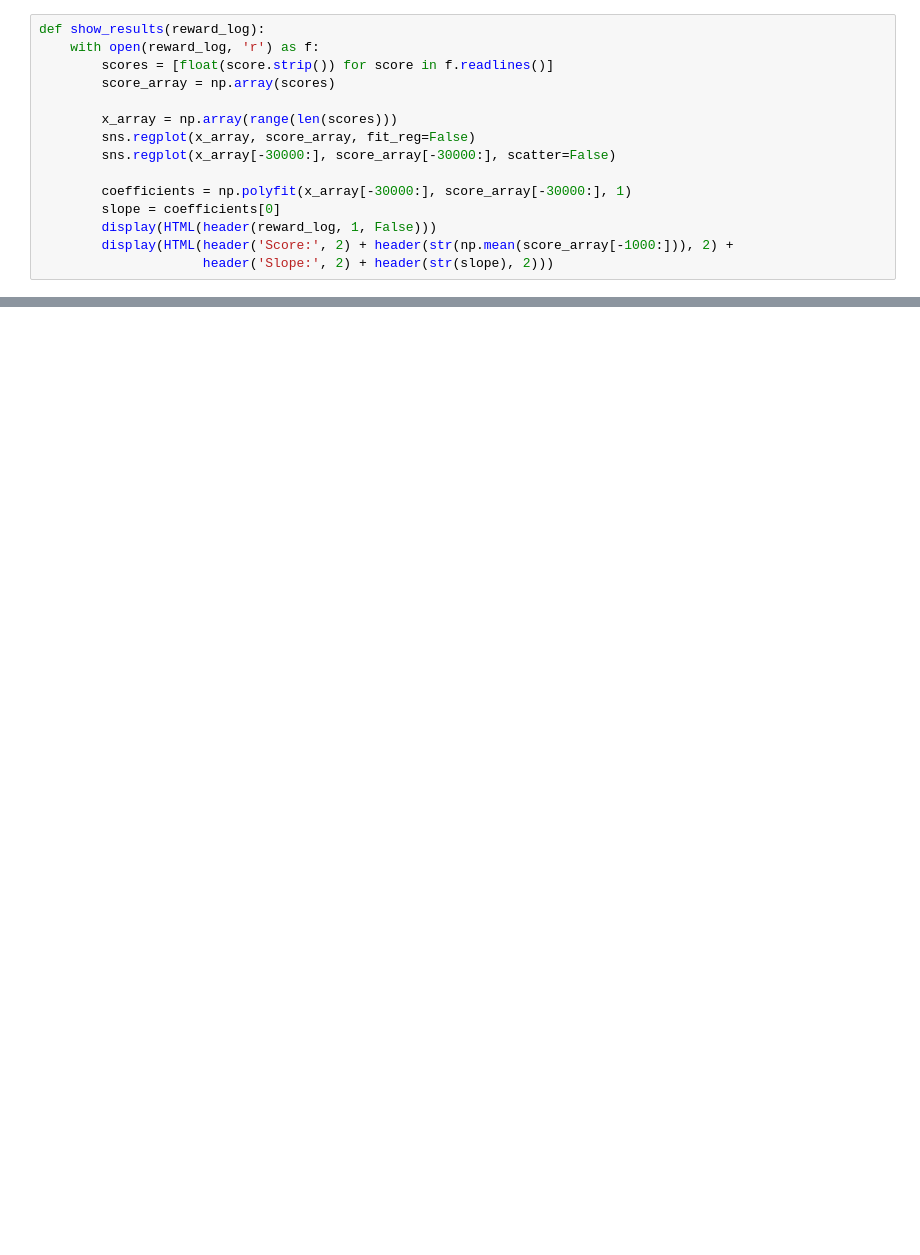
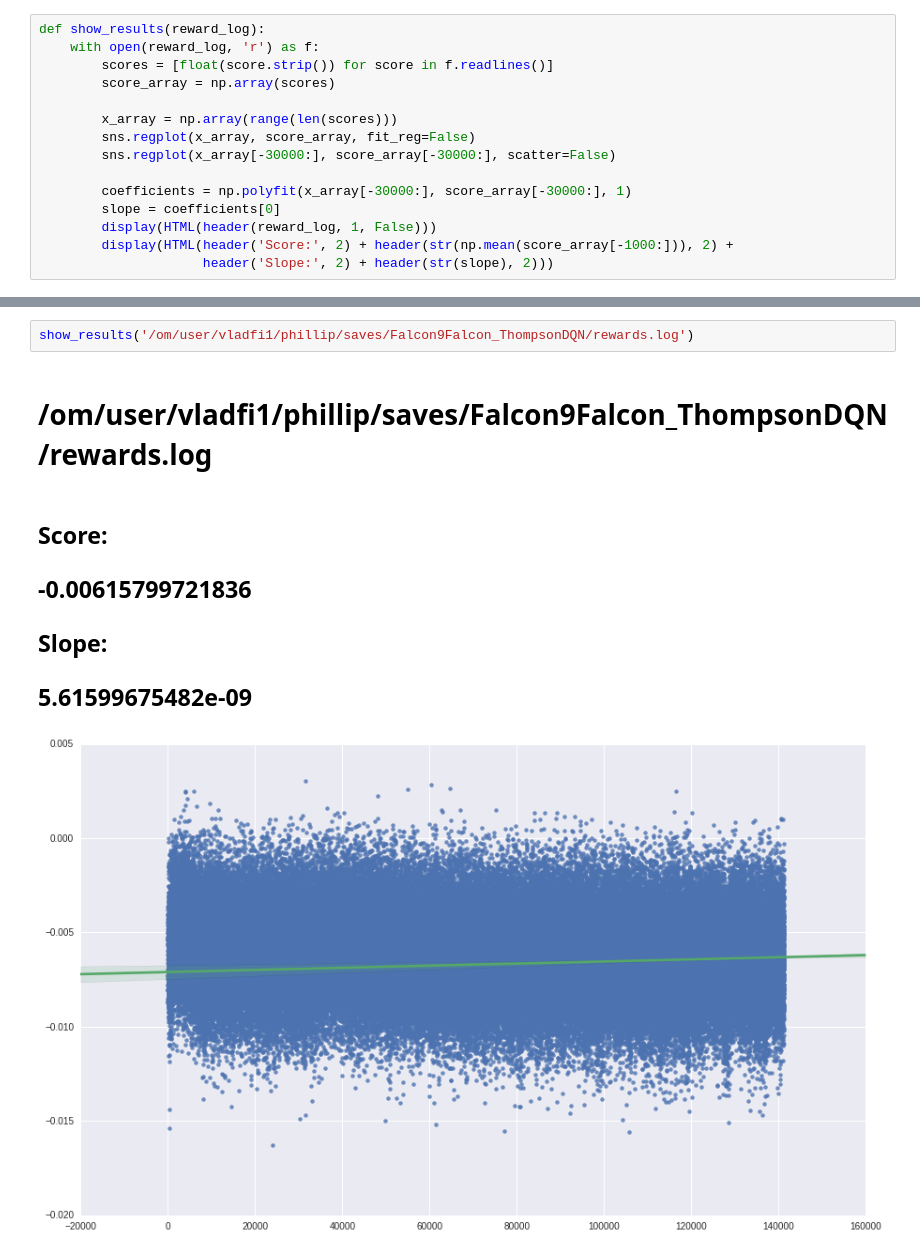
Before and after one commit to vladfi1/phillip, a Jupyter notebook: saves/result_plots_local.ipynb, the cells around one changed output, grey strips where cells are left out. Saved outputs shown, nothing was run; the diff lists cells and outputs as text; blank space fills up the shorter version.

```diff
--- a/saves/result_plots_local.ipynb
+++ b/saves/result_plots_local.ipynb
@@ -68,0 +96,9 @@ Slope:
+# %%
+show_results('/om/user/vladfi1/phillip/saves/Falcon9Falcon_ThompsonDQN/rewards.log')
+# %% [output]
+/om/user/vladfi1/phillip/saves/Falcon9Falcon_ThompsonDQN/rewards.log
+Score:
+-0.00615799721836
+Slope:
+5.61599675482e-09
+[figure, added]
```
Also changed, not shown: parts of 7 cells of this notebook, 1 other file.
